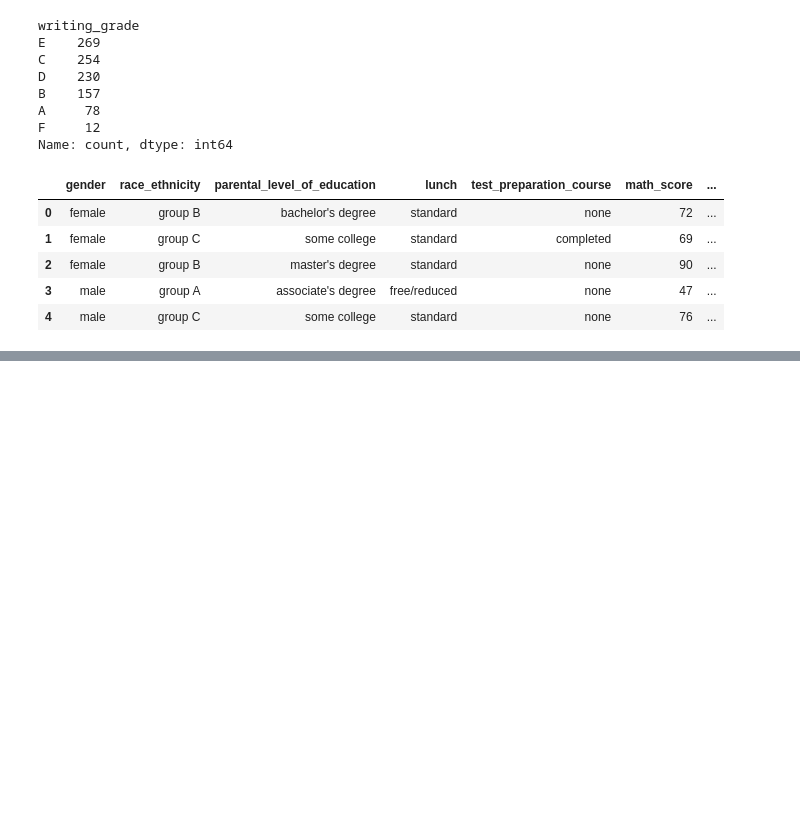
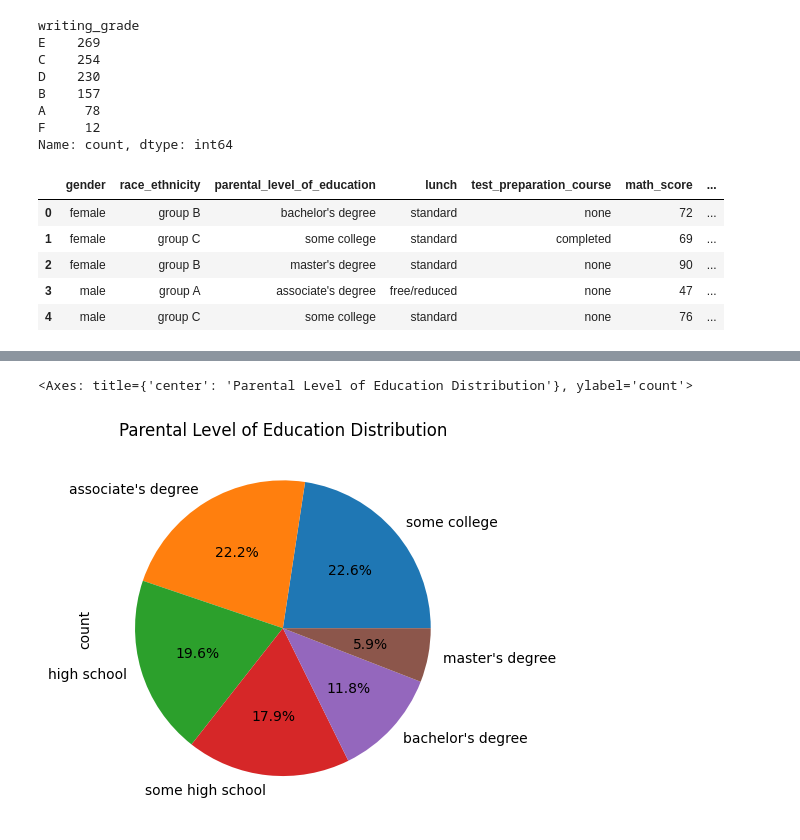
Before and after one commit to RajRajputGit/mlproject, a Jupyter notebook: notebooks/EDA.ipynb, the cells around one changed output, grey strips where cells are left out. Saved outputs shown, nothing was run; the diff lists cells and outputs as text; code cells hidden in the pictures; blank space fills up the shorter version.

```diff
--- a/notebooks/EDA.ipynb
+++ b/notebooks/EDA.ipynb
@@ -217,0 +239,5 @@ df['math']
+# %%
+df['parental_level_of_education'].value_counts().plot(kind='pie',autopct='%1.1f%%', title='Parental Level of Education Distribution')
+# %% [output]
+<Axes: title={'center': 'Parental Level of Education Distribution'}, ylabel='count'>
+[figure, added]
```
Also changed, not shown: parts of 10 cells of this notebook, 1 other file.
